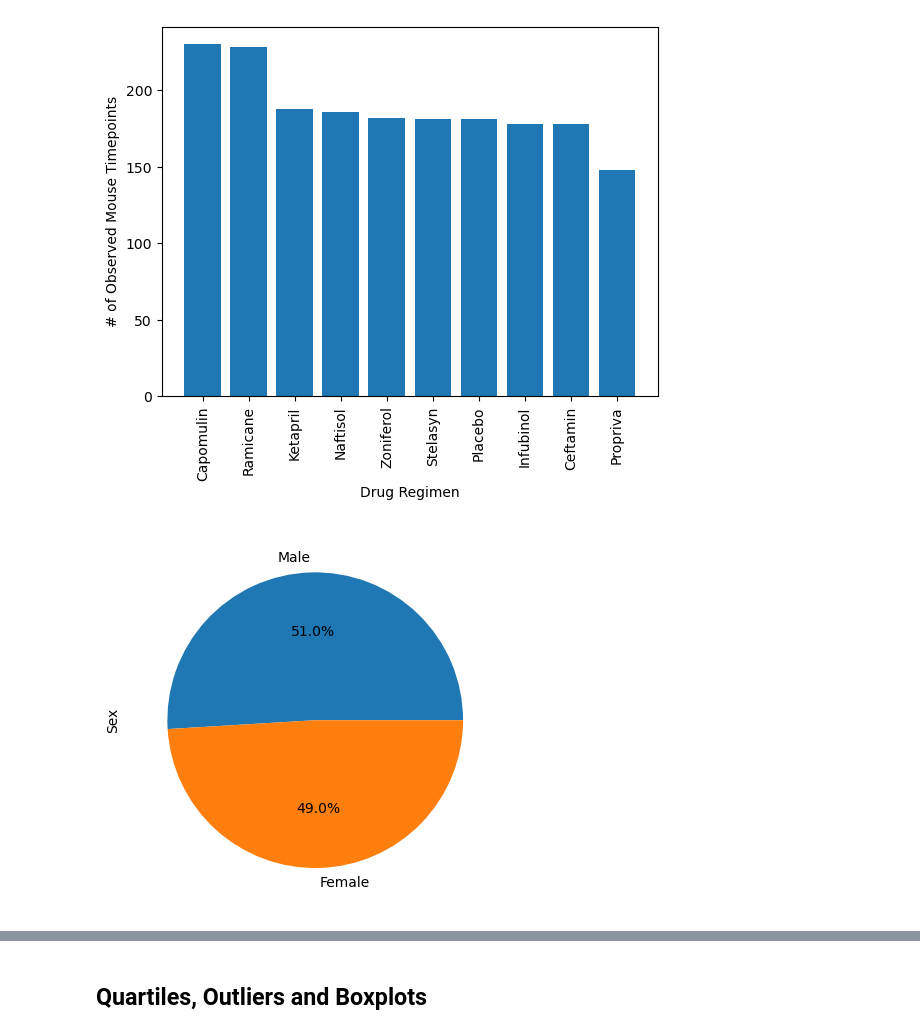
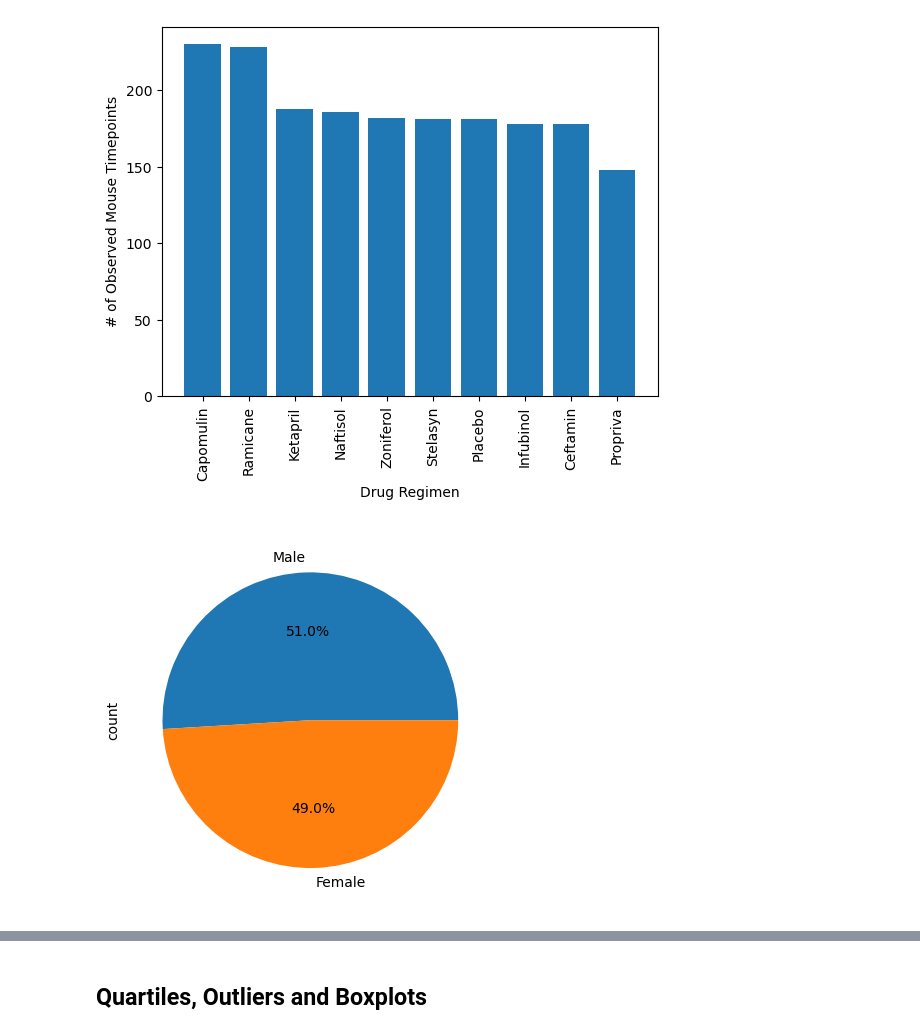
Before and after one commit to carolinastrazzari/Module-5-Challenge, a Jupyter notebook: Pymaceuticals/pymaceuticals_starter.ipynb, the cells around one changed output, grey strips where cells are left out. Saved outputs shown, nothing was run; the diff lists cells and outputs as text; code cells hidden in the pictures.

```diff
--- a/Pymaceuticals/pymaceuticals_starter.ipynb
+++ b/Pymaceuticals/pymaceuticals_starter.ipynb
@@ -21,7 +21,7 @@ mouse_metadata = pd.read_csv(mouse_metadata_path)
 study_results = pd.read_csv(study_results_path)
 
 # Combine the data into a single DataFrame
-merged_df = pd.merge(mouse_metadata, study_results, how='left')
+merged_df = pd.merge(mouse_metadata, study_results, how='right', on= 'Mouse ID')
 
 # Display the data table for preview
 merged_df
@@ -90,6 +85,6 @@ All data for duplicate mouse IDs:
 # %%
 # Create a clean DataFrame by dropping the duplicate mouse by its ID.
-cleaned_df = merged_df.drop_duplicates(subset=['Mouse ID'], keep='first')
+cleaned_df = merged_df[merged_df['Mouse ID']!='g989']
 print("Cleaned DataFrame without duplicate mouse IDs:")
 cleaned_df
 # %% [output]
@@ -182,7 +231,10 @@ print(summary_stats)
 [figure]
 # %%
 # Generate a pie plot showing the distribution of female versus male mice using Pandas
+sex_counts = cleaned_df.Sex.value_counts()
+sex_counts.plot(kind="pie",autopct='%1.1f%%')
+plt.show()
 # %% [output]
-[figure, old version]
+[figure, new version]
 # %%
 # Generate a pie plot showing the distribution of female versus male mice using pyplot
```
Also changed, not shown: parts of 20 cells of this notebook.
